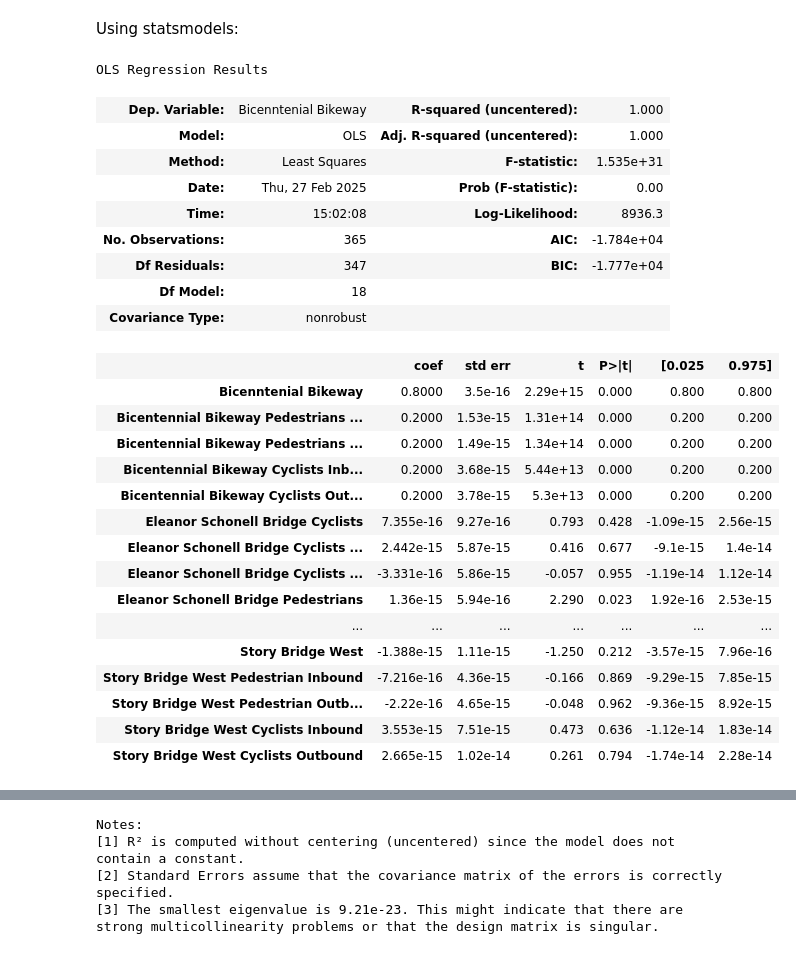
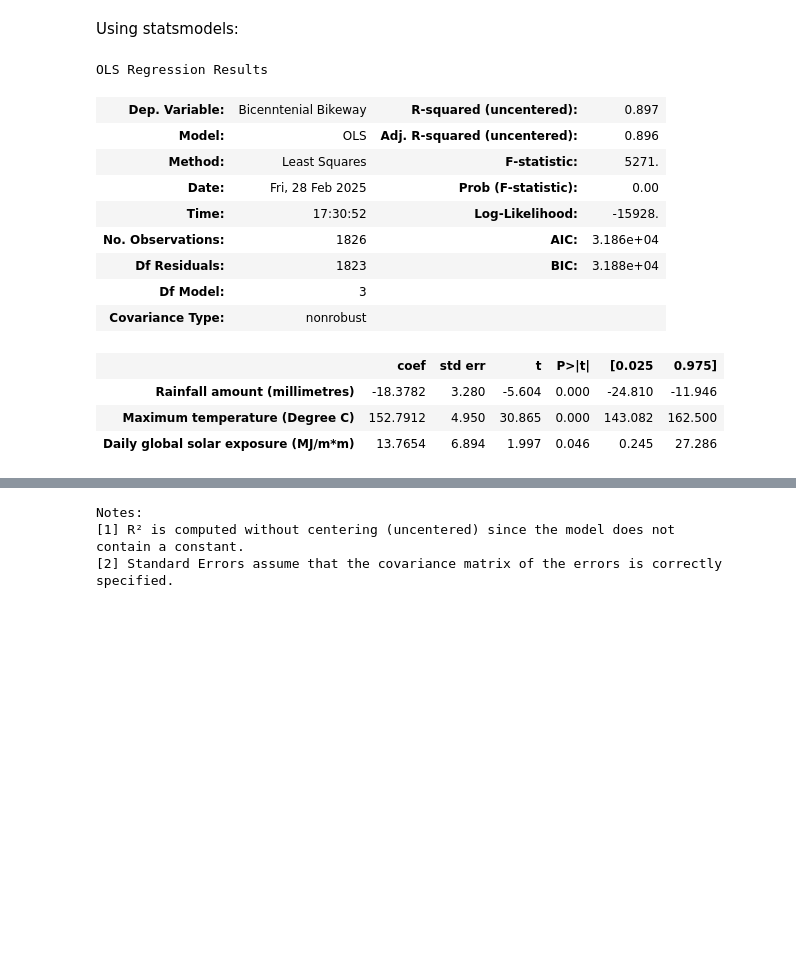
Before and after one commit to aidanlockwood20/CAB420-Codebase, a Jupyter notebook: week_1/week_1.ipynb, the cells around one changed output, grey strips where cells are left out. Saved outputs shown, nothing was run; the diff lists cells and outputs as text; code cells hidden in the pictures; blank space fills up the shorter version.

```diff
--- a/week_1/week_1.ipynb
+++ b/week_1/week_1.ipynb
@@ -181,0 +142,6 @@ X_2014
+# %%
+counts2014 = counts2014.drop('Date', axis=1)
+counts_2015 = counts2015.drop('Date', axis=1)
+counts_2016 = counts2016.drop('Date', axis=1)
+counts_2017 = counts2017.drop('Date', axis=1)
+counts_2018 = counts2018.drop('Date', axis=1)
@@ -181,0 +195,36 @@ X_2014
+# %%
+x_rainfall_data_2014 = pd.Series(rainfall_data_2014['Rainfall amount (millimetres)']).reset_index(drop=True)
+x_temperature_data_2014 = pd.Series(temperature_data_2014['Maximum temperature (Degree C)']).reset_index(drop=True)
+x_solar_exposure_data_2014 = solar_exposure_data_2014['Daily global solar exposure (MJ/m*m)'].reset_index(drop=True)
+
+x_rainfall_data_2015 = pd.Series(rainfall_data_2015['Rainfall amount (millimetres)']).reset_index(drop=True)
+x_temperature_data_2015 = pd.Series(temperature_data_2015['Maximum temperature (Degree C)']).reset_index(drop=True)
+x_solar_exposure_data_2015 = solar_exposure_data_2015['Daily global solar exposure (MJ/m*m)'].reset_index(drop=True)
+
+x_rainfall_data_2016 = pd.Series(rainfall_data_2016['Rainfall amount (millimetres)']).reset_index(drop=True)
+x_temperature_data_2016 = pd.Series(temperature_data_2016['Maximum temperature (Degree C)']).reset_index(drop=True)
+x_solar_exposure_data_2016 = solar_exposure_data_2016['Daily global solar exposure (MJ/m*m)'].reset_index(drop=True)
+
+x_rainfall_data_2017 = pd.Series(rainfall_data_2017['Rainfall amount (millimetres)']).reset_index(drop=True)
+x_temperature_data_2017 = pd.Series(temperature_data_2017['Maximum temperature (Degree C)']).reset_index(drop=True)
+x_solar_exposure_data_2017 = solar_exposure_data_2017['Daily global solar exposure (MJ/m*m)'].reset_index(drop=True)
+
+x_rainfall_data_2018 = pd.Series(rainfall_data_2018['Rainfall amount (millimetres)']).reset_index(drop=True)
+x_temperature_data_2018 = pd.Series(temperature_data_2018['Maximum temperature (Degree C)']).reset_index(drop=True)
+x_solar_exposure_data_2018 = solar_exposure_data_2018['Daily global solar exposure (MJ/m*m)'].reset_index(drop=True)
+
+x_train_rainfall = pd.concat([x_rainfall_data_2014, x_rainfall_data_2015, x_rainfall_data_2016, x_rainfall_data_2017, x_rainfall_data_2018], axis=0)
+x_train_temperature = pd.concat([x_temperature_data_2014, x_temperature_data_2015, x_temperature_data_2016, x_temperature_data_2017, x_temperature_data_2018], axis=0)
+x_train_solar_exposure = pd.concat([x_solar_exposure_data_2014, x_solar_exposure_data_2015, x_solar_exposure_data_2016, x_solar_exposure_data_2017, x_solar_exposure_data_2018], axis=0)
+
+x_train = pd.concat([x_train_rainfall, x_train_temperature, x_train_solar_exposure], axis=1)
+
+x_validation = pd.concat([x_rainfall_data_2017, x_temperature_data_2017, x_solar_exposure_data_2017], axis=1)
+x_test = pd.concat([x_rainfall_data_2018, x_temperature_data_2018, x_solar_exposure_data_2018], axis=1)
+# %%
+x_train['Rainfall amount (millimetres)'] = x_train['Rainfall amount (millimetres)'].fillna(x_train['Rainfall amount (millimetres)'].mean())
+x_train['Maximum temperature (Degree C)'] = x_train['Maximum temperature (Degree C)'].fillna(x_train['Maximum temperature (Degree C)'].mean())
+x_train['Daily global solar exposure (MJ/m*m)'] = x_train['Daily global solar exposure (MJ/m*m)'].fillna(x_train['Daily global solar exposure (MJ/m*m)'].mean())
+# %%
+x_train = x_train.reset_index(drop=True)
+x_train
@@ -184,30 +249,18 @@ Using statsmodels:
 # %%
-statsmodels_lm = sm.OLS(y, X).fit()
+statsmodels_lm = sm.OLS(y_train, x_train).fit()
 statsmodels_lm.summary()
 # %% [output]
 OLS Regression Results
-| Dep. Variable: | Bicenntenial Bikeway | R-squared (uncentered): | 1.000 |
-| Model: | OLS | Adj. R-squared (uncentered): | 1.000 |
-| Method: | Least Squares | F-statistic: | 1.535e+31 |
-| Date: | Thu, 27 Feb 2025 | Prob (F-statistic): | 0.00 |
-| Time: | 15:02:08 | Log-Likelihood: | 8936.3 |
-| No. Observations: | 365 | AIC: | -1.784e+04 |
-| Df Residuals: | 347 | BIC: | -1.777e+04 |
-| Df Model: | 18 |  |  |
+| Dep. Variable: | Bicenntenial Bikeway | R-squared (uncentered): | 0.897 |
+| Model: | OLS | Adj. R-squared (uncentered): | 0.896 |
+| Method: | Least Squares | F-statistic: | 5271. |
+| Date: | Fri, 28 Feb 2025 | Prob (F-statistic): | 0.00 |
+| Time: | 17:30:52 | Log-Likelihood: | -15928. |
+| No. Observations: | 1826 | AIC: | 3.186e+04 |
+| Df Residuals: | 1823 | BIC: | 3.188e+04 |
+| Df Model: | 3 |  |  |
 | Covariance Type: | nonrobust |  |  |
 |  | coef | std err | t | P>|t| | [0.025 | 0.975] |
-| Bicenntenial Bikeway | 0.8000 | 3.5e-16 | 2.29e+15 | 0.000 | 0.800 | 0.800 |
-| Bicentennial Bikeway Pedestrians ... | 0.2000 | 1.53e-15 | 1.31e+14 | 0.000 | 0.200 | 0.200 |
-| Bicentennial Bikeway Pedestrians ... | 0.2000 | 1.49e-15 | 1.34e+14 | 0.000 | 0.200 | 0.200 |
-| Bicentennial Bikeway Cyclists Inb... | 0.2000 | 3.68e-15 | 5.44e+13 | 0.000 | 0.200 | 0.200 |
-| Bicentennial Bikeway Cyclists Out... | 0.2000 | 3.78e-15 | 5.3e+13 | 0.000 | 0.200 | 0.200 |
-| Eleanor Schonell Bridge Cyclists | 7.355e-16 | 9.27e-16 | 0.793 | 0.428 | -1.09e-15 | 2.56e-15 |
-| Eleanor Schonell Bridge Cyclists ... | 2.442e-15 | 5.87e-15 | 0.416 | 0.677 | -9.1e-15 | 1.4e-14 |
-| Eleanor Schonell Bridge Cyclists ... | -3.331e-16 | 5.86e-15 | -0.057 | 0.955 | -1.19e-14 | 1.12e-14 |
-| Eleanor Schonell Bridge Pedestrians | 1.36e-15 | 5.94e-16 | 2.290 | 0.023 | 1.92e-16 | 2.53e-15 |
-| ... | ... | ... | ... | ... | ... | ... |
-| Story Bridge West | -1.388e-15 | 1.11e-15 | -1.250 | 0.212 | -3.57e-15 | 7.96e-16 |
-| Story Bridge West Pedestrian Inbound | -7.216e-16 | 4.36e-15 | -0.166 | 0.869 | -9.29e-15 | 7.85e-15 |
-| Story Bridge West Pedestrian Outb... | -2.22e-16 | 4.65e-15 | -0.048 | 0.962 | -9.36e-15 | 8.92e-15 |
-| Story Bridge West Cyclists Inbound | 3.553e-15 | 7.51e-15 | 0.473 | 0.636 | -1.12e-14 | 1.83e-14 |
-| Story Bridge West Cyclists Outbound | 2.665e-15 | 1.02e-14 | 0.261 | 0.794 | -1.74e-14 | 2.28e-14 |
+| Rainfall amount (millimetres) | -18.3782 | 3.280 | -5.604 | 0.000 | -24.810 | -11.946 |
+| Maximum temperature (Degree C) | 152.7912 | 4.950 | 30.865 | 0.000 | 143.082 | 162.500 |
+| Daily global solar exposure (MJ/m*m) | 13.7654 | 6.894 | 1.997 | 0.046 | 0.245 | 27.286 |
@@ -218,5 +271,3 @@ OLS Regression Results
 Notes:
 [1] R² is computed without centering (uncentered) since the model does not contain a constant.
 [2] Standard Errors assume that the covariance matrix of the errors is correctly specified.
-[3] The smallest eigenvalue is 9.21e-23. This might indicate that there are
-strong multicollinearity problems or that the design matrix is singular.
```
Also changed, not shown: parts of 28 cells of this notebook, 4 other files.
